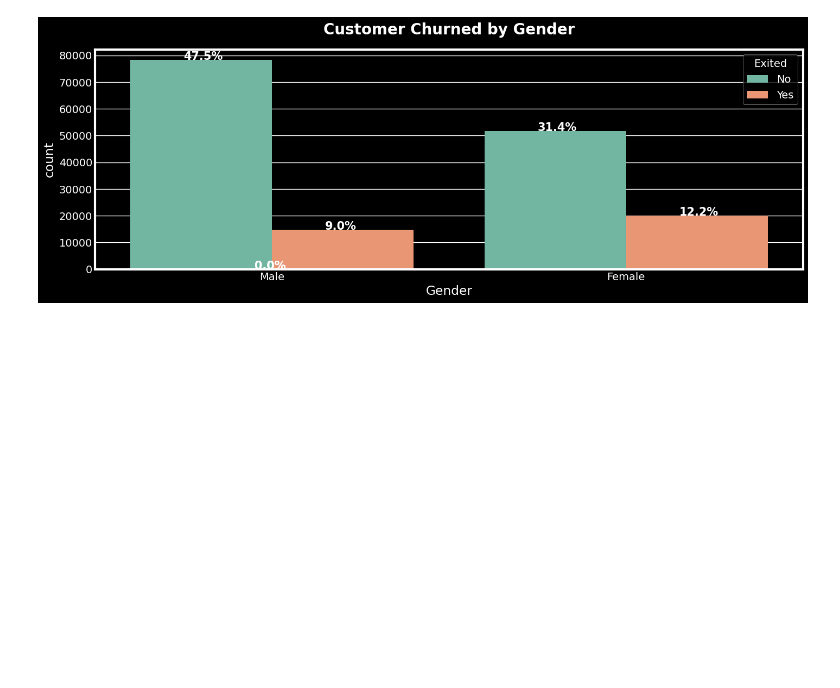
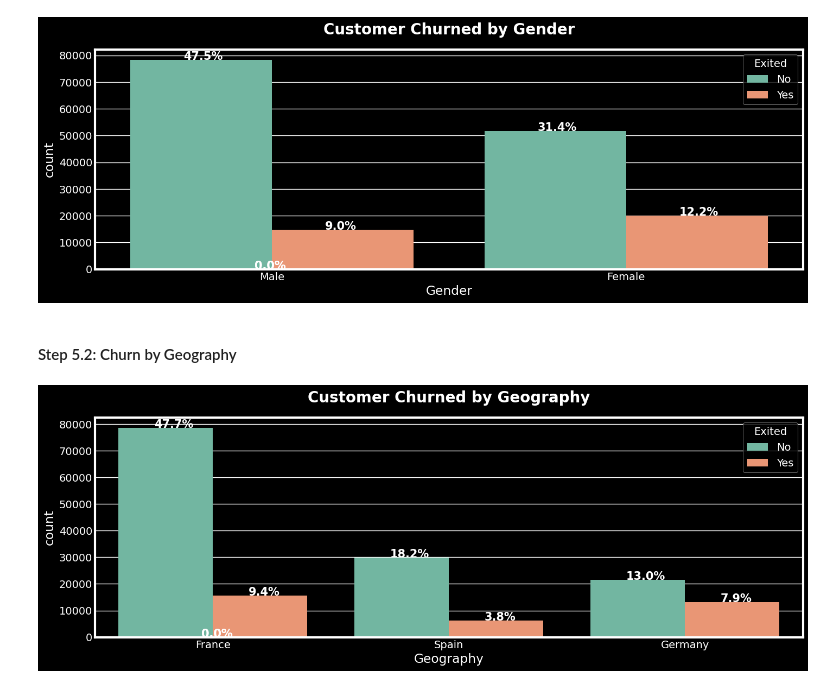
Before and after one commit to mateen-mk/Bank-Churn, a Jupyter notebook: notebooks/02-exploratory_data_analysis.ipynb, the cells around one changed output. Saved outputs shown, nothing was run; the diff lists cells and outputs as text; code cells hidden in the pictures; blank space fills up the shorter version.

```diff
--- a/notebooks/02-exploratory_data_analysis.ipynb
+++ b/notebooks/02-exploratory_data_analysis.ipynb
@@ -173,3 +180,9 @@ def countplot(column, figname=None):
 countplot('Gender', 'churn_by_gender')
 # %% [output]
 [figure]
+# %% [markdown]
+#### Step 5.2: Churn by Geography
+# %%
+countplot('Geography', 'churn_by_geography')
+# %% [output]
+[figure, added]
```
Also changed, not shown: parts of 8 cells of this notebook.
